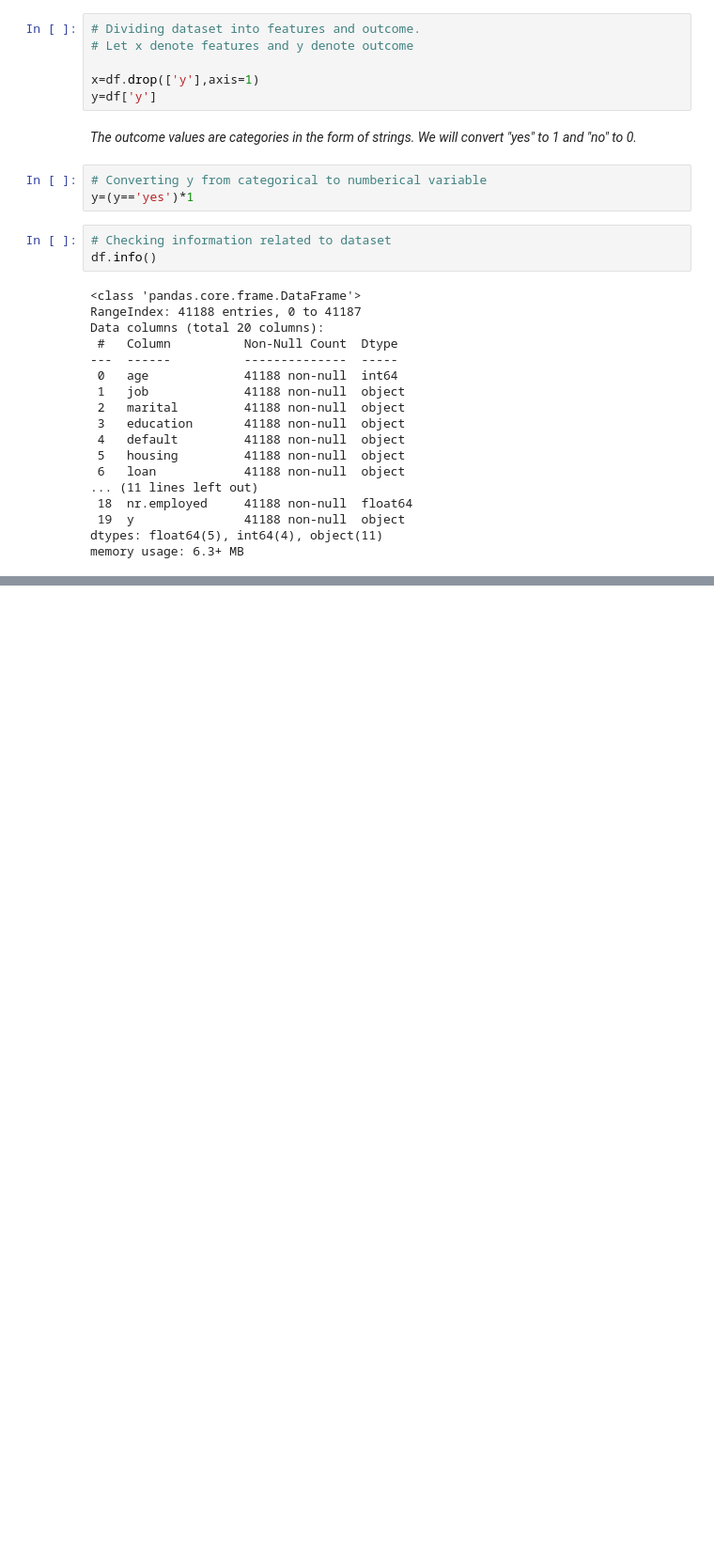
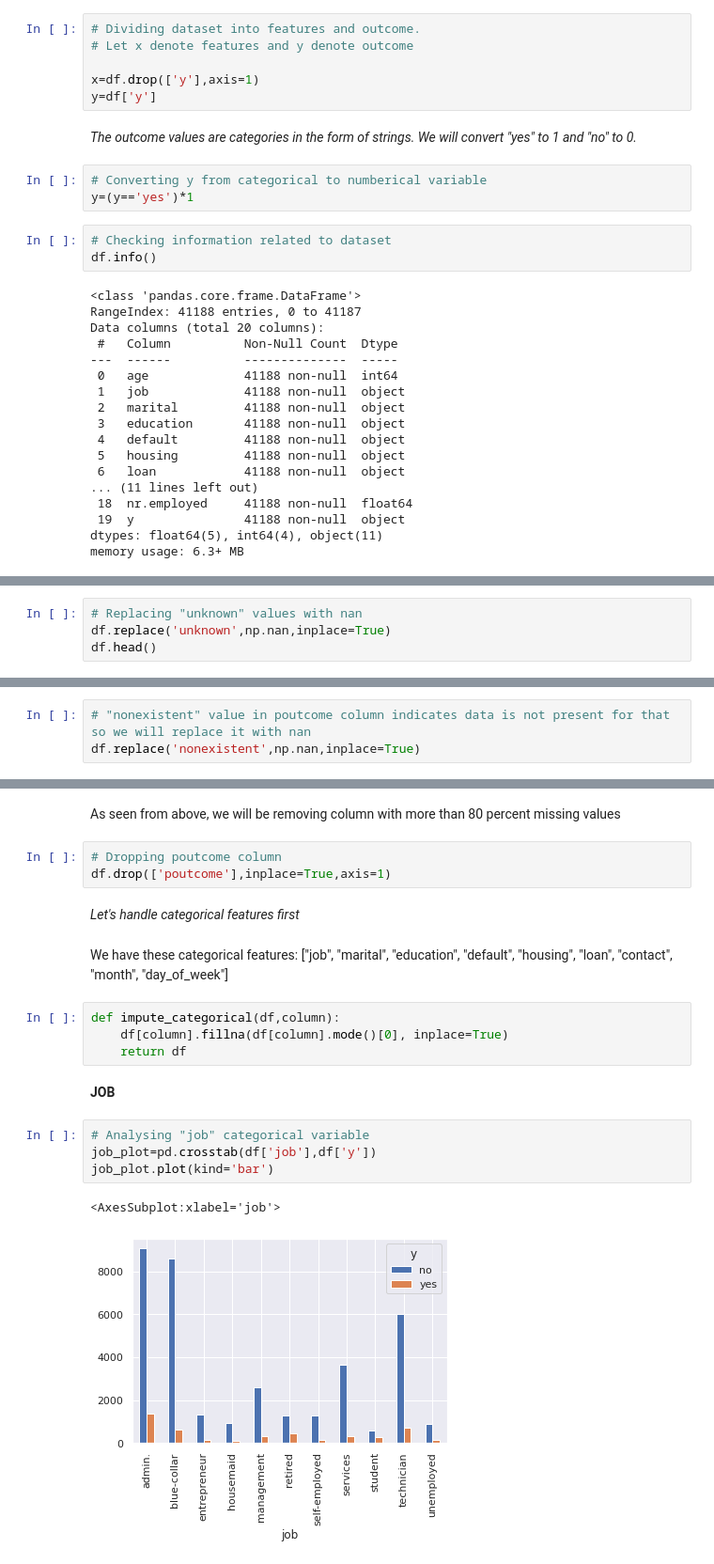
Before and after one commit to ysurs/ML--Bank-Marketing-project, a Jupyter notebook: solution.ipynb, the cells around one changed output, grey strips where cells are left out. Shown at 94% size. Drawn from its saved outputs; the diff is of its cells as text; blank space fills up the shorter version.

```diff
--- a/solution.ipynb
+++ b/solution.ipynb
@@ -107,0 +119,4 @@ memory usage: 6.3+ MB
+# %%
+# Replacing "unknown" values with nan
+df.replace('unknown',np.nan,inplace=True)
+df.head()
@@ -107,0 +130,3 @@ memory usage: 6.3+ MB
+# %%
+# "nonexistent" value in poutcome column indicates data is not present for that so we will replace it with nan
+df.replace('nonexistent',np.nan,inplace=True)
@@ -107,0 +154,22 @@ memory usage: 6.3+ MB
+# %% [markdown]
+As seen from above, we will be removing column with more than 80 percent missing values
+# %%
+# Dropping poutcome column
+df.drop(['poutcome'],inplace=True,axis=1)
+# %% [markdown]
+*Let's handle categorical features first*
+# %% [markdown]
+We have these categorical features: ["job", "marital", "education", "default", "housing", "loan", "contact", "month", "day_of_week"]
+# %%
+def impute_categorical(df,column):
+    df[column].fillna(df[column].mode()[0], inplace=True)
+    return df
+# %% [markdown]
+**JOB**
+# %%
+# Analysing "job" categorical variable
+job_plot=pd.crosstab(df['job'],df['y'])
+job_plot.plot(kind='bar')
+# %% [output]
+<AxesSubplot:xlabel='job'>
+[figure, added]
```
Also changed, not shown: parts of 8 cells of this notebook.
